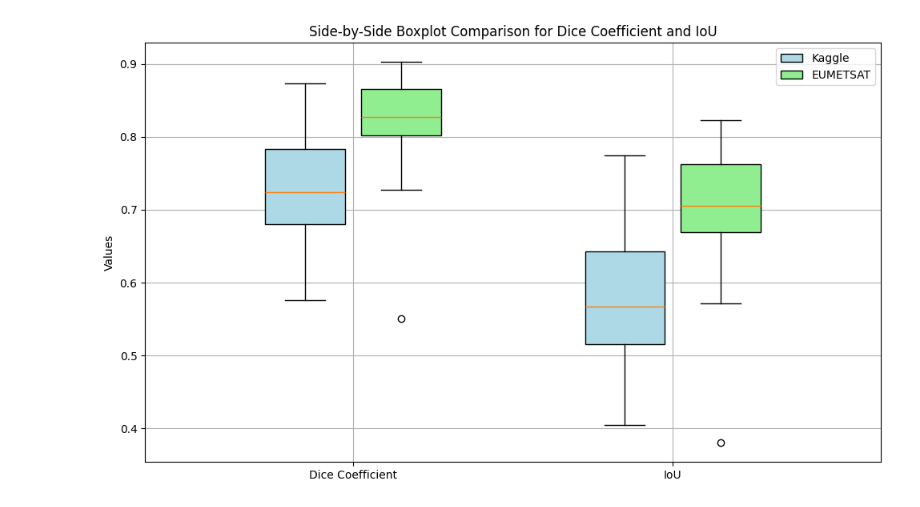
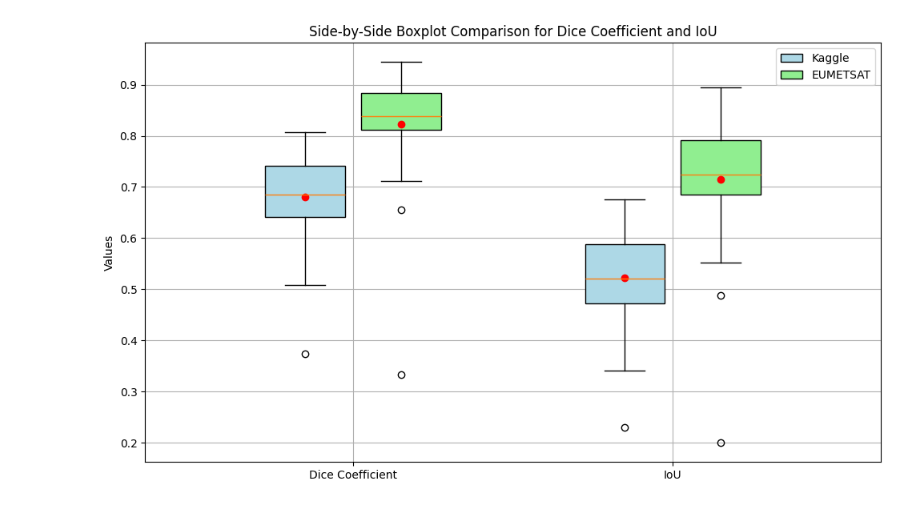
Before and after one commit to Entropy87/Cloud-Movement-and-size-Prediction-Using-AI-methodologies, a Jupyter notebook: segmentmetrics.ipynb, the cells around one changed output. Cells and saved outputs as stored; diff of their text form; code cells hidden in the pictures.

```diff
--- a/segmentmetrics.ipynb
+++ b/segmentmetrics.ipynb
@@ -8,7 +8,7 @@ from ultralytics import YOLO
 model = YOLO('best_osmu-e.pt')
 
 
-image_folder = 'Dataset/Real_World_images'
+image_folder = 'Dataset/test/images'
 output_folder = 'Dataset/yolo_masks'
 
 # Desired output image size (e.g., width=640, height=480)
@@ -128,7 +128,7 @@ for filename in os.listdir(source_folder):
 import matplotlib.pyplot as plt
 
 # Define the folders
-actual_mask_folder = 'Dataset/Real_World_images_mask'
+actual_mask_folder = 'Dataset/ostu/otsutest/'
 predicted_mask_folder = 'Dataset/yolo_masks'
 visualization_folder = 'Dataset/visualizations'
 
@@ -238,48 +238,57 @@ if image_count > 0:
     print(f"Average IoU: {avg_iou:.4f}")
 
     # Split the first 30 values and the next 30 values for comparison
-    first_25_dice = dice_list[:25]
-    next_25_dice = dice_list[25:50]
+    first_25_dice = dice_list[:31]
+    next_25_dice = dice_list[32:60]
 
-    first_25_iou = iou_list[:25]
-    next_25_iou = iou_list[25:50]
+    first_25_iou = iou_list[:31]
+    next_25_iou = iou_list[31:60]
 
-    # Create side-by-side box and whisker plots for Dice and IoU
-    data_to_plot = [first_25_dice, next_25_dice, first_25_iou, next_25_iou]
-    labels = ['Kaggle Dice Coefficent', 'EUMETSAT Dice Coefficient', 'Kaggle Iou', 'EUMETSAT IoU']
+    # Calculate the averages for each group
+mean_first_25_dice = np.mean(first_25_dice)
+mean_next_25_dice = np.mean(next_25_dice)
+mean_first_25_iou = np.mean(first_25_iou)
+mean_next_25_iou = np.mean(next_25_iou)
 
-    # Define positions for the boxes
-    positions = [1, 1.3, 2, 2.3]  # This places the dice boxes closer and the iou boxes closer
+# Create side-by-side box and whisker plots for Dice and IoU
+data_to_plot = [first_25_dice, next_25_dice, first_25_iou, next_25_iou]
+labels = ['Kaggle Dice Coefficent', 'EUMETSAT Dice Coefficient', 'Kaggle IoU', 'EUMETSAT IoU']
 
-    # Colors for Kaggle (left) and EUMETSAT (right)
-    colors = ['lightblue', 'lightgreen']
+# Define positions for the boxes
+positions = [1, 1.3, 2, 2.3]  # This places the dice boxes closer and the iou boxes closer
 
-    plt.figure(figsize=(10, 6))
+# Colors for Kaggle (left) and EUMETSAT (right)
+colors = ['lightblue', 'lightgreen']
 
-    # Plot each set of boxplots with specific colors
-    boxprops = dict(patch_artist=True)
-    bplot1 = plt.boxplot([first_25_dice], patch_artist=True, widths=0.25, positions=[1], boxprops=dict(facecolor=colors[0]))
-    bplot2 = plt.boxplot([next_25_dice], patch_artist=True, widths=0.25, positions=[1.3], boxprops=dict(facecolor=colors[1]))
-    bplot3 = plt.boxplot([first_25_iou], patch_artist=True, widths=0.25, positions=[2], boxprops=dict(facecolor=colors[0] ))
-    bplot4 = plt.boxplot([next_25_iou], patch_artist=True, widths=0.25, positions=[2.3], boxprops=dict(facecolor=colors[1]))
+plt.figure(figsize=(10, 6))
 
-    # Set custom x-ticks for clearer labeling
-    plt.xticks([1.15, 2.15], ['Dice Coefficient', 'IoU'])
+# Plot each set of boxplots with specific colors
+boxprops = dict(patch_artist=True)
+bplot1 = plt.boxplot([first_25_dice], patch_artist=True, widths=0.25, positions=[1], boxprops=dict(facecolor=colors[0]))
+bplot2 = plt.boxplot([next_25_dice], patch_artist=True, widths=0.25, positions=[1.3], boxprops=dict(facecolor=colors[1]))
+bplot3 = plt.boxplot([first_25_iou], patch_artist=True, widths=0.25, positions=[2], boxprops=dict(facecolor=colors[0]))
+bplot4 = plt.boxplot([next_25_iou], patch_artist=True, widths=0.25, positions=[2.3], boxprops=dict(facecolor=colors[1]))
 
-    # Add a title and labels
-    plt.title("Side-by-Side Boxplot Comparison for Dice Coefficient and IoU")
-    plt.ylabel("Values")
+# Set custom x-ticks for clearer labeling
+plt.xticks([1.15, 2.15], ['Dice Coefficient', 'IoU'])
 
-    # Add a legend for Kaggle and EUMETSAT
-    plt.legend([bplot1["boxes"][0], bplot2["boxes"][0]], ['Kaggle', 'EUMETSAT'], loc='upper right')
+# Add a title and labels
+plt.title("Side-by-Side Boxplot Comparison for Dice Coefficient and IoU")
+plt.ylabel("Values")
 
-    plt.grid(True)
-    plt.tight_layout()
+# Plot the mean values as red dots
+plt.plot([1], [mean_first_25_dice], 'ro', label=f"Kaggle Dice Mean: {mean_first_25_dice:.4f}")
+plt.plot([1.3], [mean_next_25_dice], 'ro', label=f"EUMETSAT Dice Mean: {mean_next_25_dice:.4f}")
+plt.plot([2], [mean_first_25_iou], 'ro', label=f"Kaggle IoU Mean: {mean_first_25_iou:.4f}")
+plt.plot([2.3], [mean_next_25_iou], 'ro', label=f"EUMETSAT IoU Mean: {mean_next_25_iou:.4f}")
 
-    # Save the boxplot
-    plt.savefig(os.path.join(visualization_folder, 'dice_iou_boxplot_comparison.png'))
-    plt.show()
+# Add a legend for Kaggle and EUMETSAT
+plt.legend([bplot1["boxes"][0], bplot2["boxes"][0]], ['Kaggle', 'EUMETSAT'], loc='upper right')
 
-else:
-    print("No images were processed.")
+plt.grid(True)
+plt.tight_layout()
+
+# Save the boxplot with the mean values
+plt.savefig(os.path.join(visualization_folder, 'dice_iou_boxplot_comparison_with_means.png'))
+plt.show()
 # %% [output]
@@ -303 +312 @@ Average IoU: 0.6399
-[figure, old version]
+[figure, new version]
```
Also changed, not shown: parts of 7 cells of this notebook, 1 other file.
